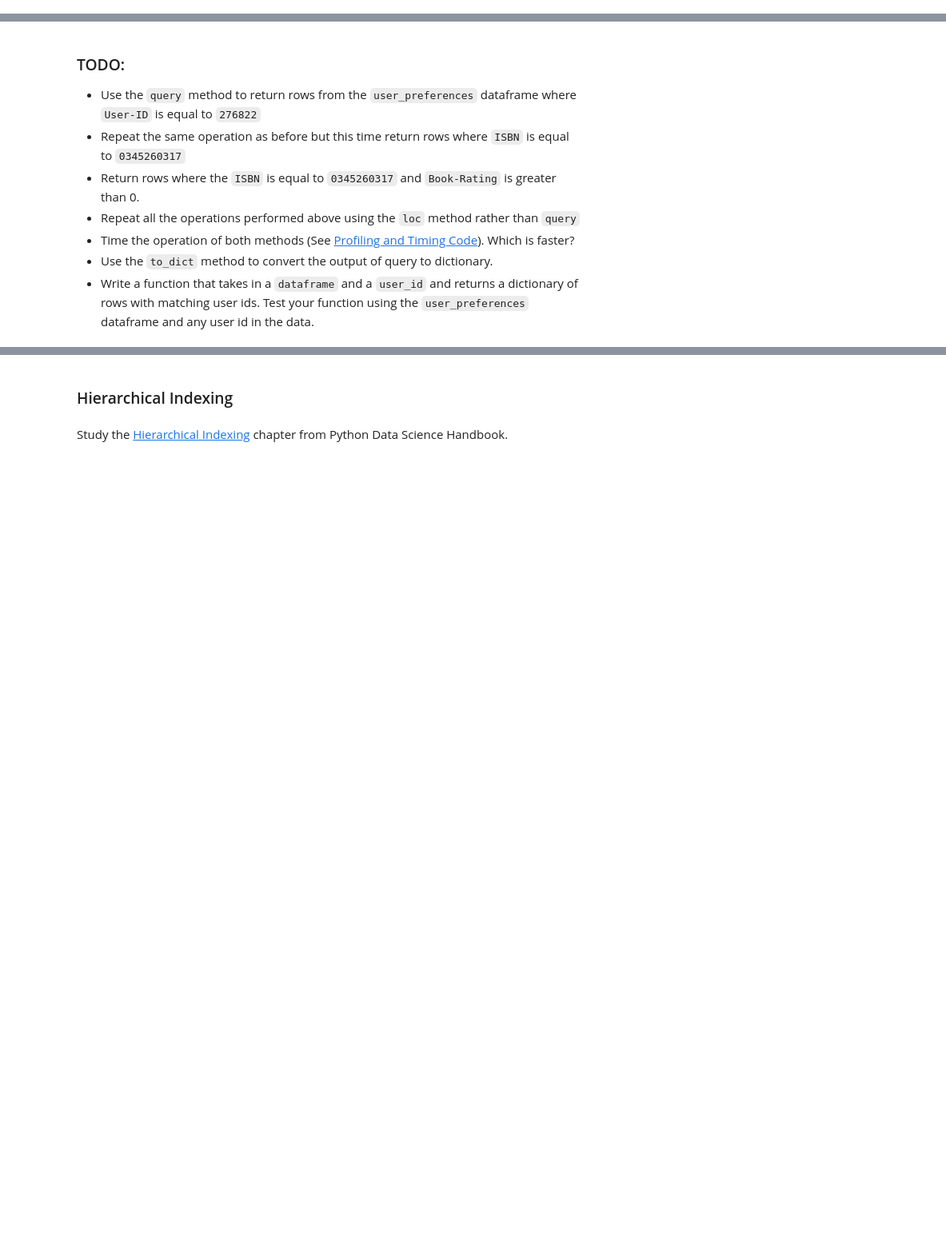
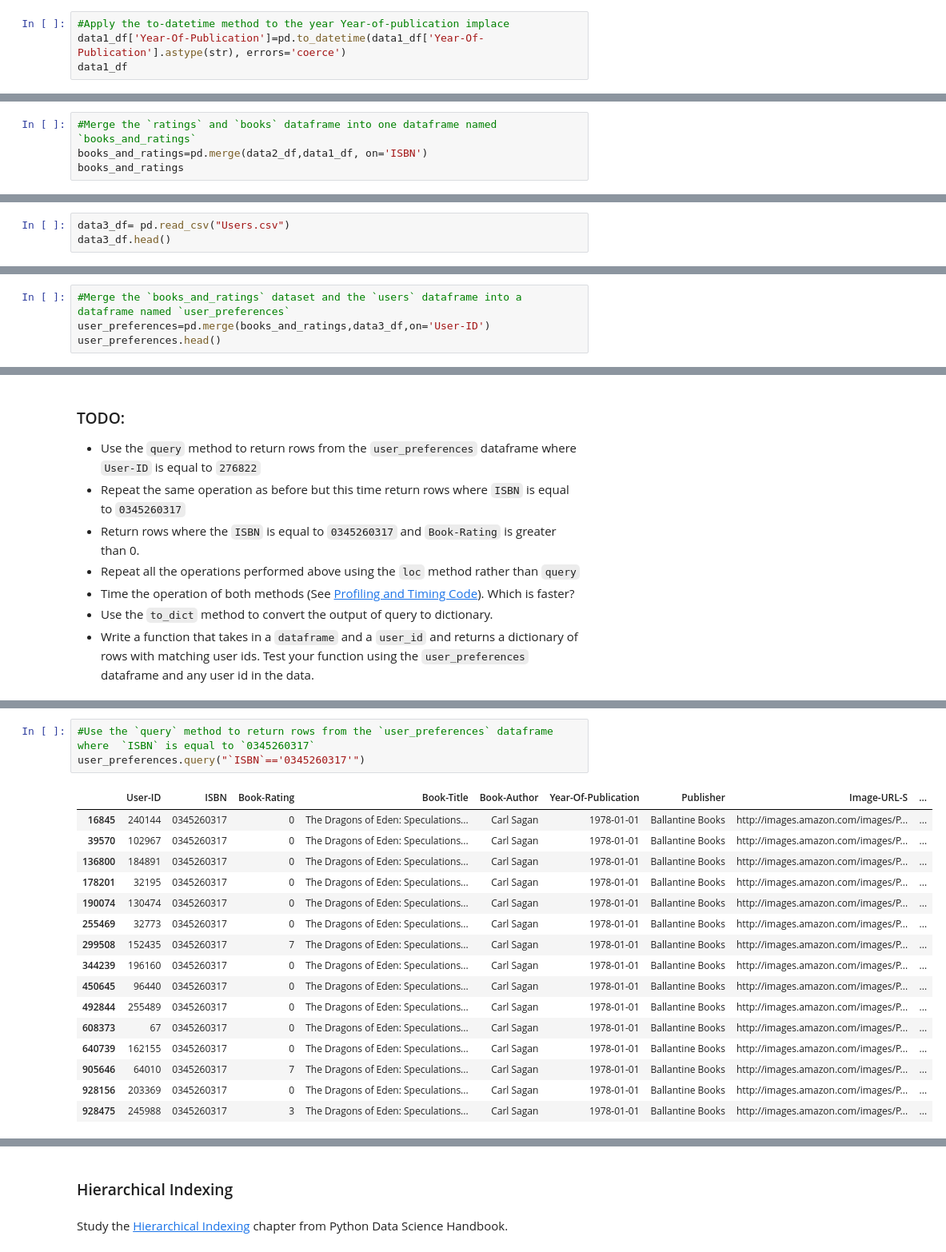
Before and after one commit to Jayozone1/cohort7_practicals, a Jupyter notebook: 3_Introduction_to_Pandas/dara_obademi.ipynb, the cells around one changed output, grey strips where cells are left out. Shown at 80% size. Saved outputs shown, nothing was run; the diff lists cells and outputs as text; blank space fills up the shorter version.

```diff
--- a/3_Introduction_to_Pandas/dara_obademi.ipynb
+++ b/3_Introduction_to_Pandas/dara_obademi.ipynb
@@ -71,0 +393,4 @@ You may need to apply the `groupby` method here. Here's a great introduction: [P
+# %%
+#Apply the to-datetime method to the year Year-of-publication implace
+data1_df['Year-Of-Publication']=pd.to_datetime(data1_df['Year-Of-Publication'].astype(str), errors='coerce')
+data1_df
@@ -71,0 +470,4 @@ You may need to apply the `groupby` method here. Here's a great introduction: [P
+# %%
+#Merge the `ratings` and `books` dataframe into one dataframe named `books_and_ratings`
+books_and_ratings=pd.merge(data2_df,data1_df, on='ISBN')
+books_and_ratings
@@ -71,0 +488,3 @@ You may need to apply the `groupby` method here. Here's a great introduction: [P
+# %%
+data3_df= pd.read_csv("Users.csv")
+data3_df.head()
@@ -71,0 +498,4 @@ You may need to apply the `groupby` method here. Here's a great introduction: [P
+# %%
+#Merge the `books_and_ratings` dataset and the `users` dataframe into a dataframe named `user_preferences`
+user_preferences=pd.merge(books_and_ratings,data3_df,on='User-ID')
+user_preferences.head()
@@ -85,0 +542,20 @@ Here's a useful article:
+# %%
+#Use the `query` method to return rows from the `user_preferences` dataframe where  `ISBN` is equal to `0345260317`
+user_preferences.query("`ISBN`=='0345260317'")
+# %% [output]
+|  | User-ID | ISBN | Book-Rating | Book-Title | Book-Author | Year-Of-Publication | Publisher | Image-URL-S | ... |
+| 16845 | 240144 | 0345260317 | 0 | The Dragons of Eden: Speculations... | Carl Sagan | 1978-01-01 | Ballantine Books | http://images.amazon.com/images/P... | ... |
+| 39570 | 102967 | 0345260317 | 0 | The Dragons of Eden: Speculations... | Carl Sagan | 1978-01-01 | Ballantine Books | http://images.amazon.com/images/P... | ... |
+| 136800 | 184891 | 0345260317 | 0 | The Dragons of Eden: Speculations... | Carl Sagan | 1978-01-01 | Ballantine Books | http://images.amazon.com/images/P... | ... |
+| 178201 | 32195 | 0345260317 | 0 | The Dragons of Eden: Speculations... | Carl Sagan | 1978-01-01 | Ballantine Books | http://images.amazon.com/images/P... | ... |
+| 190074 | 130474 | 0345260317 | 0 | The Dragons of Eden: Speculations... | Carl Sagan | 1978-01-01 | Ballantine Books | http://images.amazon.com/images/P... | ... |
+| 255469 | 32773 | 0345260317 | 0 | The Dragons of Eden: Speculations... | Carl Sagan | 1978-01-01 | Ballantine Books | http://images.amazon.com/images/P... | ... |
+| 299508 | 152435 | 0345260317 | 7 | The Dragons of Eden: Speculations... | Carl Sagan | 1978-01-01 | Ballantine Books | http://images.amazon.com/images/P... | ... |
+| 344239 | 196160 | 0345260317 | 0 | The Dragons of Eden: Speculations... | Carl Sagan | 1978-01-01 | Ballantine Books | http://images.amazon.com/images/P... | ... |
+| 450645 | 96440 | 0345260317 | 0 | The Dragons of Eden: Speculations... | Carl Sagan | 1978-01-01 | Ballantine Books | http://images.amazon.com/images/P... | ... |
+| 492844 | 255489 | 0345260317 | 0 | The Dragons of Eden: Speculations... | Carl Sagan | 1978-01-01 | Ballantine Books | http://images.amazon.com/images/P... | ... |
+| 608373 | 67 | 0345260317 | 0 | The Dragons of Eden: Speculations... | Carl Sagan | 1978-01-01 | Ballantine Books | http://images.amazon.com/images/P... | ... |
+| 640739 | 162155 | 0345260317 | 0 | The Dragons of Eden: Speculations... | Carl Sagan | 1978-01-01 | Ballantine Books | http://images.amazon.com/images/P... | ... |
+| 905646 | 64010 | 0345260317 | 7 | The Dragons of Eden: Speculations... | Carl Sagan | 1978-01-01 | Ballantine Books | http://images.amazon.com/images/P... | ... |
+| 928156 | 203369 | 0345260317 | 0 | The Dragons of Eden: Speculations... | Carl Sagan | 1978-01-01 | Ballantine Books | http://images.amazon.com/images/P... | ... |
+| 928475 | 245988 | 0345260317 | 3 | The Dragons of Eden: Speculations... | Carl Sagan | 1978-01-01 | Ballantine Books | http://images.amazon.com/images/P... | ... |
```
Also changed, not shown: parts of 56 cells of this notebook, 1 other file.
